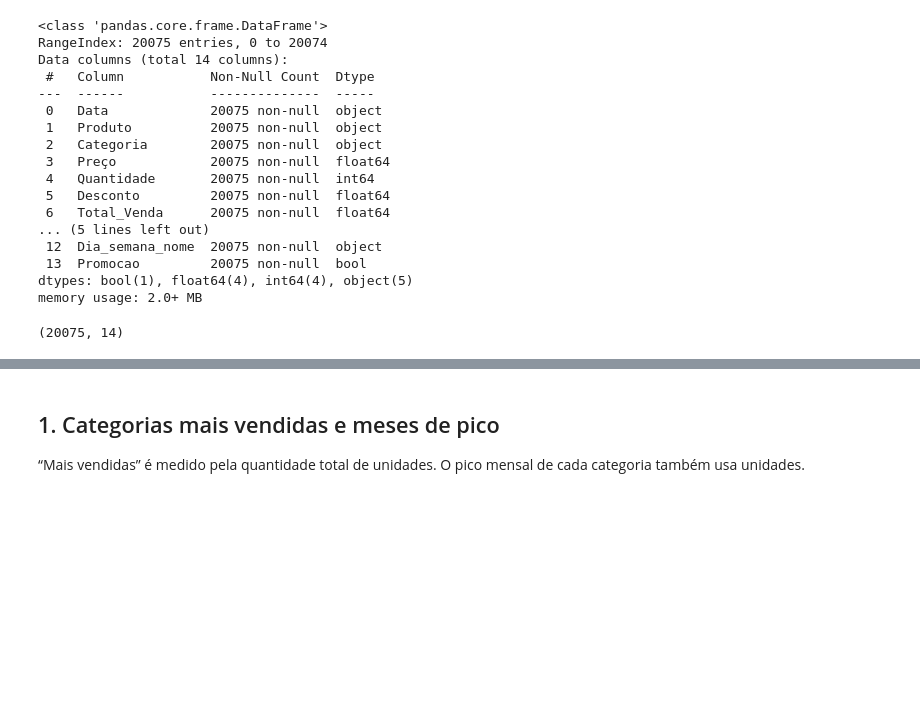
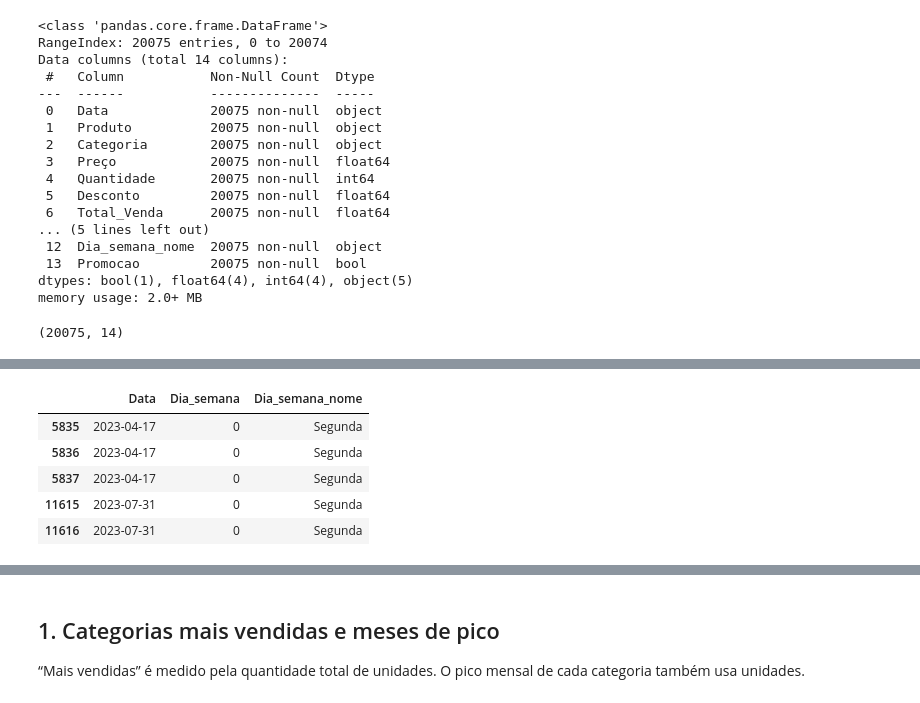
Before and after one commit to fabiojangelni/projeto_analise_exploratoria, a Jupyter notebook: analise_exploratoria_vendas_projeto.ipynb, the cells around one changed output, grey strips where cells are left out. Drawn from its saved outputs; the diff is of its cells as text; code cells hidden in the pictures; blank space fills up the shorter version.

```diff
--- a/analise_exploratoria_vendas_projeto.ipynb
+++ b/analise_exploratoria_vendas_projeto.ipynb
@@ -73,0 +104,9 @@ df.shape
+# %%
+df.loc[df["Dia_semana"] != 6, ["Data", "Dia_semana", "Dia_semana_nome"]].head()
+# %% [output]
+|  | Data | Dia_semana | Dia_semana_nome |
+| 5835 | 2023-04-17 | 0 | Segunda |
+| 5836 | 2023-04-17 | 0 | Segunda |
+| 5837 | 2023-04-17 | 0 | Segunda |
+| 11615 | 2023-07-31 | 0 | Segunda |
+| 11616 | 2023-07-31 | 0 | Segunda |
```
Also changed, not shown: parts of 9 cells of this notebook.
